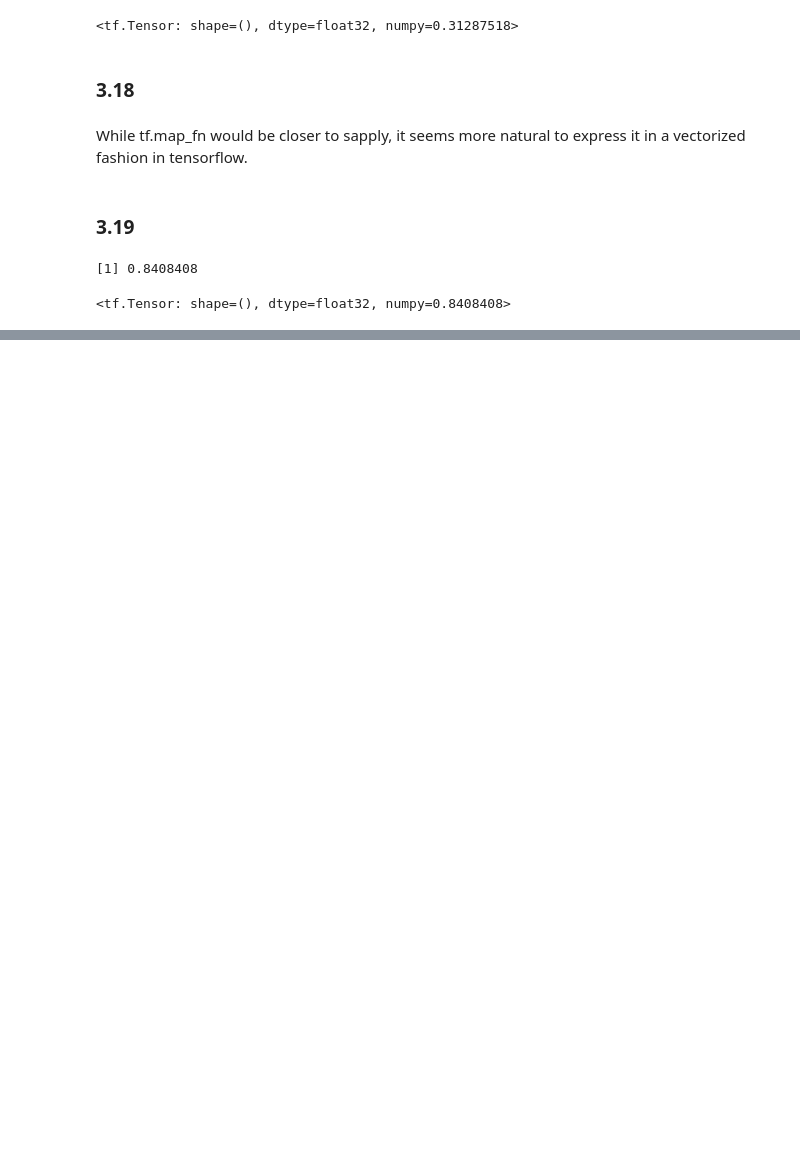
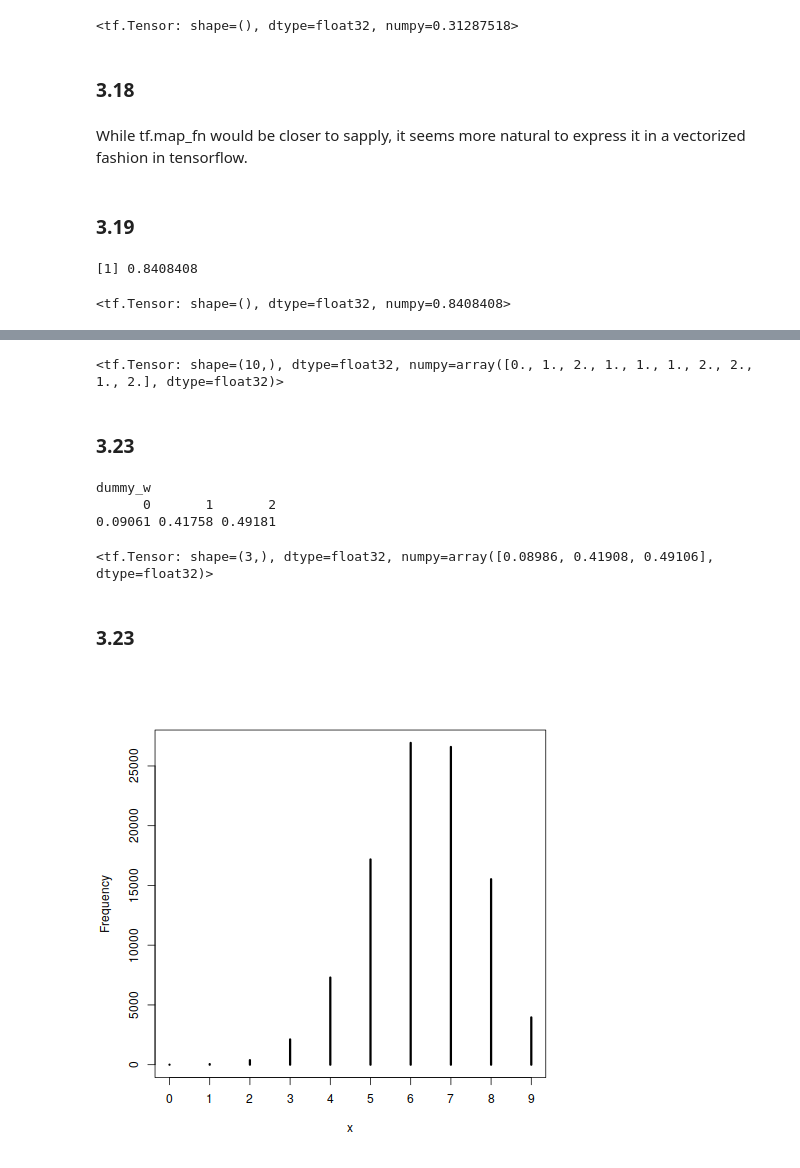
Before and after one commit to kms15/reading_notes, a Jupyter notebook: StatisticalRethinking/StatisticalRethinkingCh3.ipynb, the cells around one changed output, grey strips where cells are left out. Saved outputs shown, nothing was run; the diff lists cells and outputs as text; code cells hidden in the pictures; blank space fills up the shorter version.

```diff
--- a/StatisticalRethinking/StatisticalRethinkingCh3.ipynb
+++ b/StatisticalRethinking/StatisticalRethinkingCh3.ipynb
@@ -341,0 +374,31 @@ p_grid[tf.argmin(loss)]
+# %%
+tfd.Binomial(2, probs=0.7).sample(10)
+# %% [output]
+<tf.Tensor: shape=(10,), dtype=float32, numpy=array([0., 1., 2., 1., 1., 1., 2., 2., 1., 2.], dtype=float32)>
+# %% [markdown]
+### 3.23
+# %%
+%%R
+
+dummy_w <- rbinom(1e5, size=2, prob=0.7)
+table(dummy_w)/1e5
+# %% [output]
+dummy_w
+      0       1       2
+0.09061 0.41758 0.49181
+# %%
+num_tosses = 2
+dummy_w = tfd.Binomial(num_tosses, probs=0.7).sample(10**5)
+tf.reduce_sum(tf.one_hot(tf.cast(dummy_w, tf.int32), num_tosses+1), axis=0) / (
+    len(dummy_w) )
+# %% [output]
+<tf.Tensor: shape=(3,), dtype=float32, numpy=array([0.08986, 0.41908, 0.49106], dtype=float32)>
+# %% [markdown]
+### 3.23
+# %%
+%%R
+
+dummy_w <- rbinom(1e5, size=9, prob=0.7)
+simplehist(dummy_w)
+# %% [output]
+[figure, added]
```
Also changed, not shown: parts of 40 cells of this notebook.
